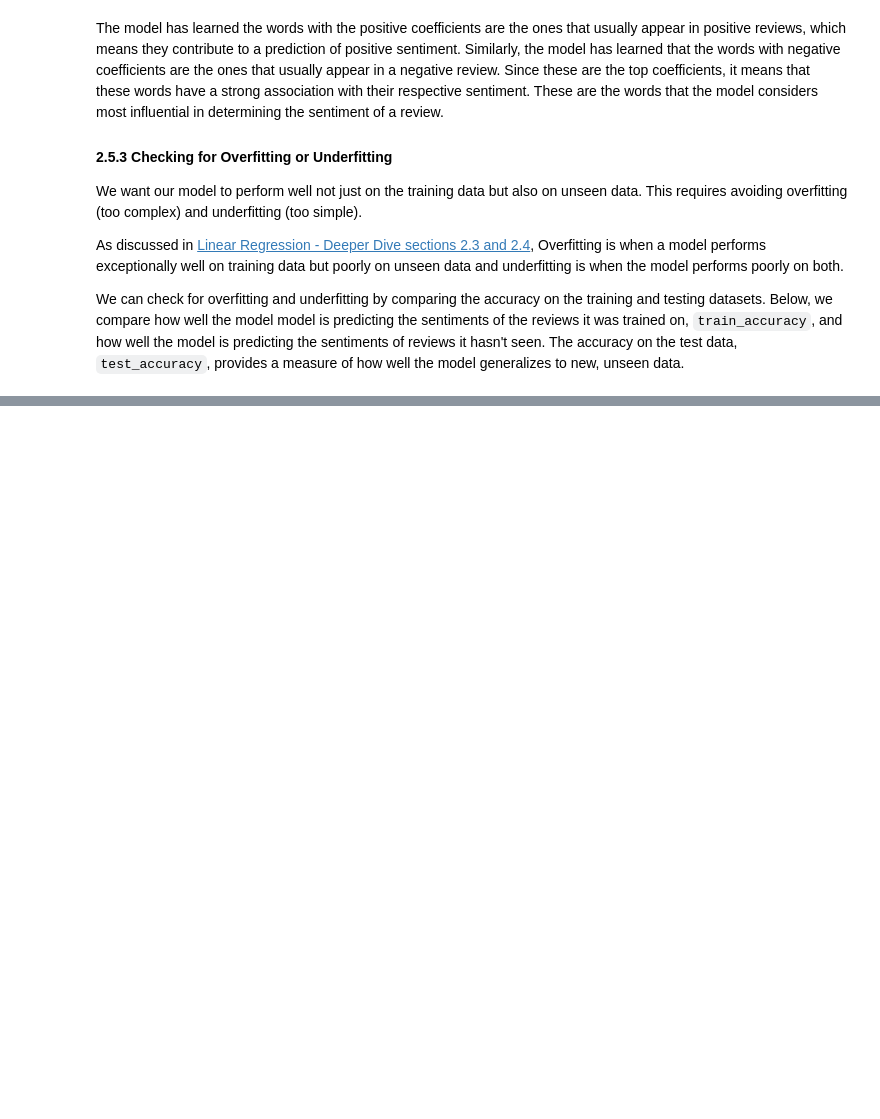
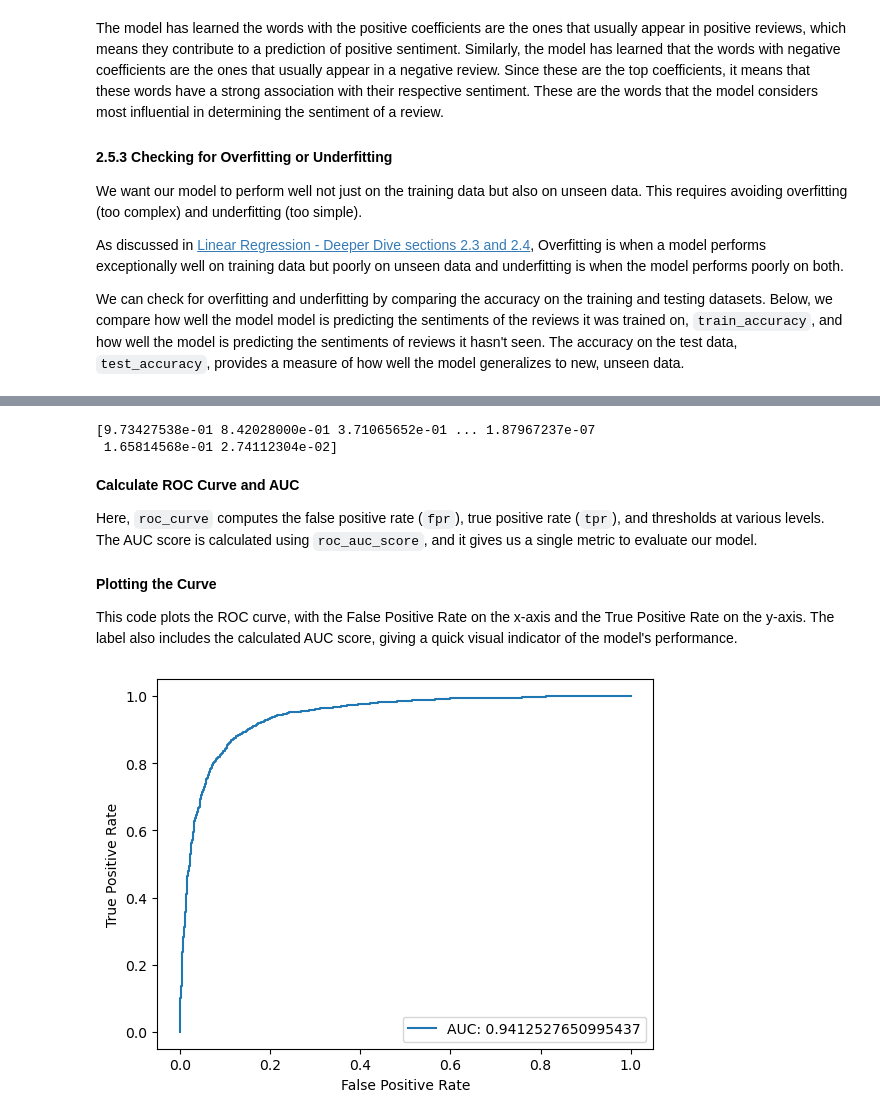
Before and after one commit to santiagoa58/machine-learning-intro, a Jupyter notebook: supervised-learning/logistic-regression/Logistic Regression.ipynb, the cells around one changed output, grey strips where cells are left out. Drawn from its saved outputs; the diff is of its cells as text; code cells hidden in the pictures; blank space fills up the shorter version.

```diff
--- a/supervised-learning/logistic-regression/Logistic Regression.ipynb
+++ b/supervised-learning/logistic-regression/Logistic Regression.ipynb
@@ -383,0 +567,3 @@ auc 0.877872103570809
+# %%
+y_prob = model.predict_proba(X_test)
+print(y_prob)
@@ -383,0 +612,26 @@ auc 0.877872103570809
+# %%
+# keep every row, but only keep the probabilities for the positive class
+y_prob = y_prob[:, 1]
+print(y_prob)
+# %% [output]
+[9.73427538e-01 8.42028000e-01 3.71065652e-01 ... 1.87967237e-07
+ 1.65814568e-01 2.74112304e-02]
+# %% [markdown]
+**Calculate ROC Curve and AUC**
+
+Here, `roc_curve` computes the false positive rate (`fpr`), true positive rate (`tpr`), and thresholds at various levels. The AUC score is calculated using `roc_auc_score`, and it gives us a single metric to evaluate our model.
+# %%
+fpr, tpr, thresholds = roc_curve(y_test, y_prob)
+auc = roc_auc_score(y_test, y_prob)
+# %% [markdown]
+**Plotting the Curve**
+
+This code plots the ROC curve, with the False Positive Rate on the x-axis and the True Positive Rate on the y-axis. The label also includes the calculated AUC score, giving a quick visual indicator of the model's performance.
+# %%
+plt.plot(fpr, tpr, label=f'AUC: {auc}')
+plt.xlabel('False Positive Rate')
+plt.ylabel('True Positive Rate')
+plt.legend()
+plt.show()
+# %% [output]
+[figure, added]
```
Also changed, not shown: parts of 67 cells of this notebook.
